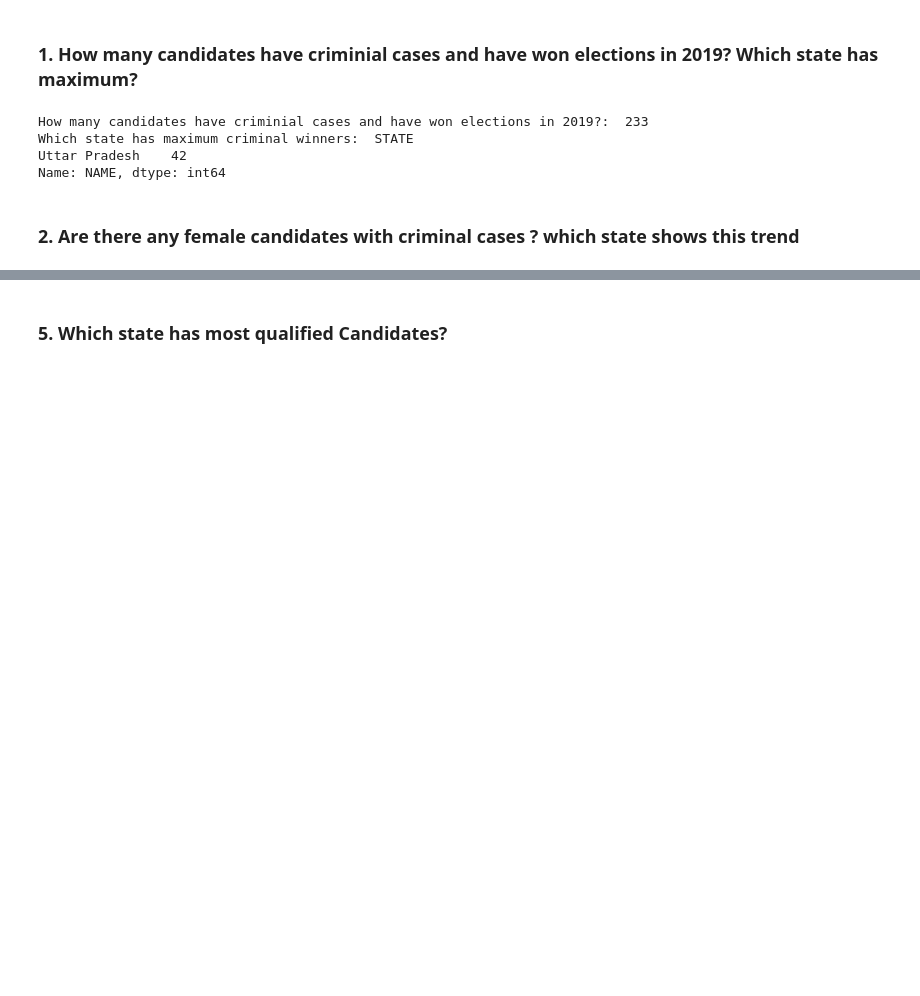
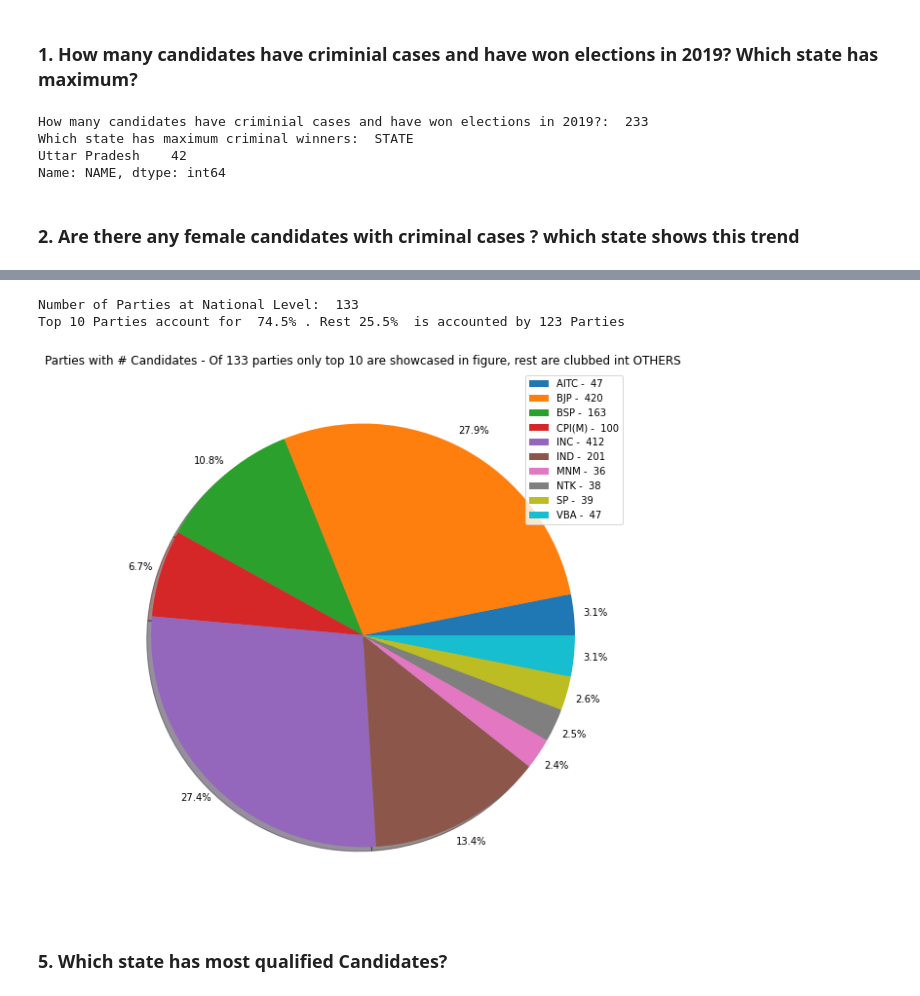
Before and after one commit to anuj3101/Atom, a Jupyter notebook: Indian_elections_2019.ipynb, the cells around one changed output, grey strips where cells are left out. Drawn from its saved outputs; the diff is of its cells as text; code cells hidden in the pictures; blank space fills up the shorter version.

```diff
--- a/Indian_elections_2019.ipynb
+++ b/Indian_elections_2019.ipynb
@@ -176,2 +163,26 @@ pd.DataFrame(q1['AGE'].groupby([q1['STATE']]).mean().sort_values(ascending=False
+# %%
+
+print('Number of Parties at National Level: ',df.PARTY.nunique())
+
+
+fig=plt.gcf()
+fig.set_size_inches(10,10)
+
+q5=pd.DataFrame(df.groupby('PARTY')['NAME'].nunique().rank(ascending=False).sort_values(ascending=True))
+q5['PARTY']=q5.index
+q5=q5.reset_index(drop=True)
+q5=q5.join(pd.DataFrame(df.groupby('PARTY')['NAME'].nunique()),on='PARTY',how='left',lsuffix='_RANK')
+q5.loc[q5['NAME_RANK'] >10, 'PARTY'] = 'OTHERS'
+
+#q5.groupby(['PARTY'])['NAME'].sum().plot(kind='pie',subplots=True,figsize=(10,10))
+plt.pie(x=q5[q5['PARTY']!='OTHERS'].groupby(['PARTY'])['NAME'].sum(),shadow=True,autopct='%1.1f%%', pctdistance=1.1, labeldistance=1.2)
+plt.title('Parties with # Candidates - Of 133 parties only top 10 are showcased in figure, rest are clubbed int OTHERS')
+plt.legend(pd.DataFrame(q5[q5['PARTY']!='OTHERS'].groupby(['PARTY'])['NAME'].sum()).index + ' -  ' + (q5[q5['PARTY']!='OTHERS'].groupby(['PARTY'])['NAME'].sum()).astype(str))
+print('Top 10 Parties account for ', "{:.1%}".format(((q5[q5['PARTY']!='OTHERS']['NAME'].sum())/q5['NAME'].sum())),'. Rest', "{:.1%}".format(((q5[q5['PARTY']=='OTHERS']['NAME'].sum())/q5['NAME'].sum())),' is accounted by 123 Parties' )
+plt.show()
+# %% [output]
+Number of Parties at National Level:  133
+Top 10 Parties account for  74.5% . Rest 25.5%  is accounted by 123 Parties
+[figure, added]
 # %% [markdown]
 ### 5. Which state has most qualified Candidates?
```
Also changed, not shown: parts of 14 cells of this notebook.
